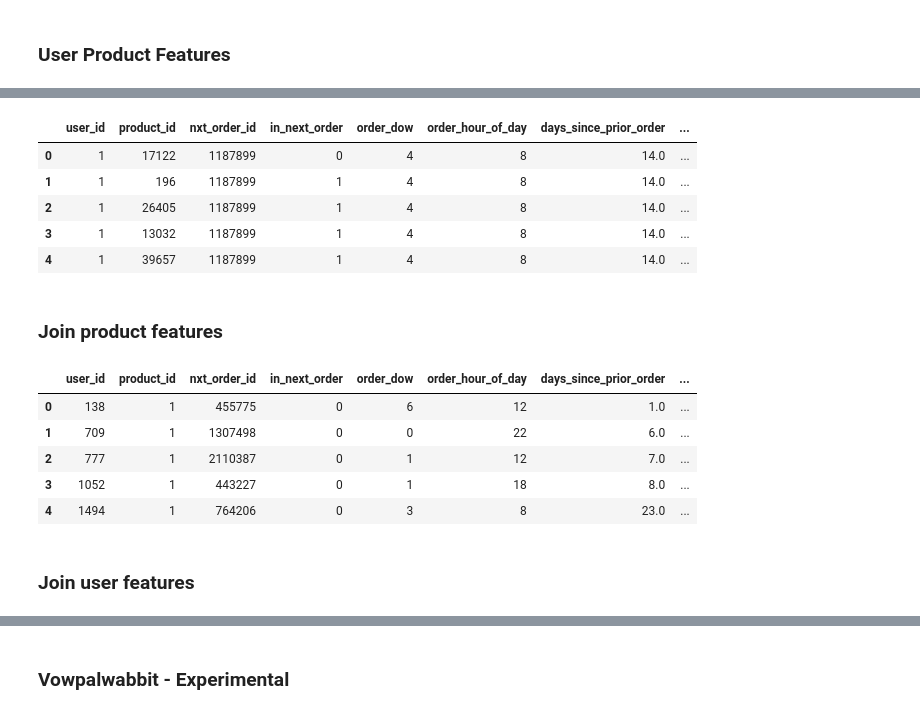
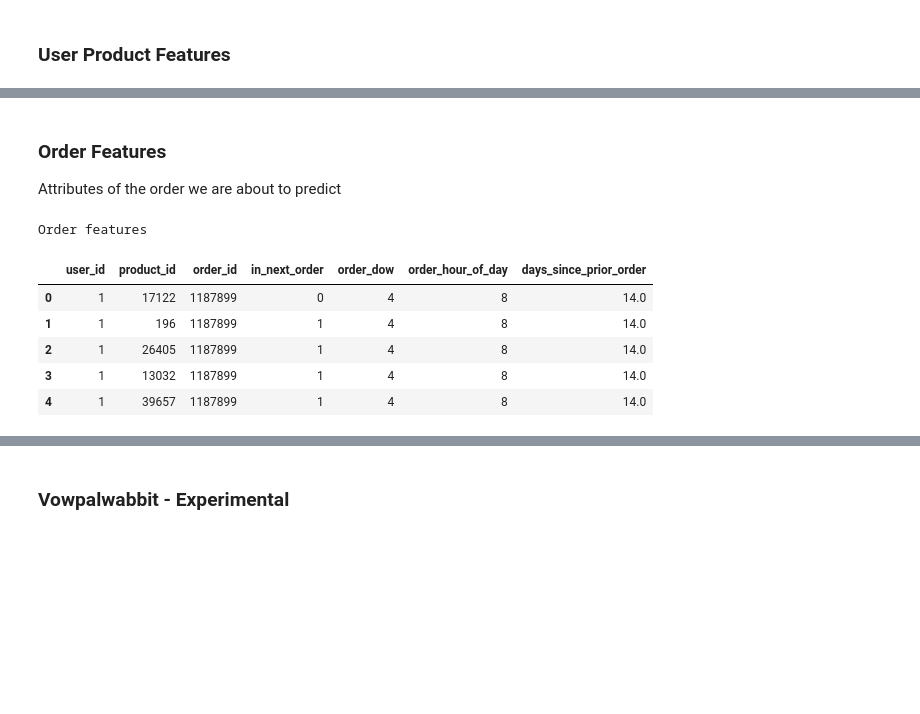
Before and after one commit to subramgo/Instacart, a Jupyter notebook: Model_03.ipynb, the cells around one changed output, grey strips where cells are left out. Saved outputs shown, nothing was run; the diff lists cells and outputs as text; code cells hidden in the pictures; blank space fills up the shorter version.

```diff
--- a/Model_03.ipynb
+++ b/Model_03.ipynb
@@ -575,0 +518,4 @@ features.head()
+# %%
+features = pd.read_csv('./features/features.csv')
+features.drop(features.columns[0], inplace=True, axis=1)
+features.head()
@@ -576,44 +529,34 @@ features.head()
+# %% [markdown]
+###  Order Features
+
+Attributes of the order we are about to predict
 # %%
-features.set_index('user_id', drop = False, inplace = True)
-max_order.set_index('user_id', drop = False, inplace = True)
+print "Order features"
 
-features = features.join(max_order, on ='user_id', rsuffix='_')
-features.drop("user_id_", inplace = True, axis = 1)
-features.drop("prev_order_id", inplace = True, axis = 1)
+features.set_index('order_id',inplace = True, drop = False)
+orders.set_index('order_id', inplace = True, drop = False)
 
-features.reset_index(drop = True, inplace = True)
-max_order.reset_index(drop = True, inplace = True)
+features = pd.merge(features, orders, left_on = 'order_id', right_on = 'order_id')
+
+#features.drop('order_id', inplace = True, axis =1)
+features.drop('eval_set', inplace = True, axis =1)
+features.drop('user_id_y', inplace = True, axis =1)
+features.drop('order_number', inplace = True, axis =1)
+
+
+
+features = features.rename(columns={"user_id_x":"user_id"})
+
+
+features.reset_index(drop = True, inplace= True)
+train.reset_index(drop = True, inplace = True)
 
 features.head()
 # %% [output]
+Order features
-|  | user_id | product_id | nxt_order_id | in_next_order | order_dow | order_hour_of_day | days_since_prior_order | ... |
-| 0 | 1 | 17122 | 1187899 | 0 | 4 | 8 | 14.0 | ... |
-| 1 | 1 | 196 | 1187899 | 1 | 4 | 8 | 14.0 | ... |
-| 2 | 1 | 26405 | 1187899 | 1 | 4 | 8 | 14.0 | ... |
-| 3 | 1 | 13032 | 1187899 | 1 | 4 | 8 | 14.0 | ... |
-| 4 | 1 | 39657 | 1187899 | 1 | 4 | 8 | 14.0 | ... |
+|  | user_id | product_id | order_id | in_next_order | order_dow | order_hour_of_day | days_since_prior_order |
+| 0 | 1 | 17122 | 1187899 | 0 | 4 | 8 | 14.0 |
+| 1 | 1 | 196 | 1187899 | 1 | 4 | 8 | 14.0 |
+| 2 | 1 | 26405 | 1187899 | 1 | 4 | 8 | 14.0 |
+| 3 | 1 | 13032 | 1187899 | 1 | 4 | 8 | 14.0 |
+| 4 | 1 | 39657 | 1187899 | 1 | 4 | 8 | 14.0 |
-# %% [markdown]
-### Join product features
-# %%
-features.set_index('product_id', drop = False, inplace=True)
-products_prior.set_index('product_id', drop = False, inplace=True)
-
-
-features = features.join(products_prior, rsuffix='_')
-features.drop('product_id_', inplace=True, axis = 1)
-
-features.reset_index(inplace = True, drop = True)
-products_prior.reset_index(inplace = True, drop = True)
-
-
-
-features.head()
-# %% [output]
-|  | user_id | product_id | nxt_order_id | in_next_order | order_dow | order_hour_of_day | days_since_prior_order | ... |
-| 0 | 138 | 1 | 455775 | 0 | 6 | 12 | 1.0 | ... |
-| 1 | 709 | 1 | 1307498 | 0 | 0 | 22 | 6.0 | ... |
-| 2 | 777 | 1 | 2110387 | 0 | 1 | 12 | 7.0 | ... |
-| 3 | 1052 | 1 | 443227 | 0 | 1 | 18 | 8.0 | ... |
-| 4 | 1494 | 1 | 764206 | 0 | 3 | 8 | 23.0 | ... |
-# %% [markdown]
-### Join user features
```
Also changed, not shown: parts of 63 cells of this notebook.
